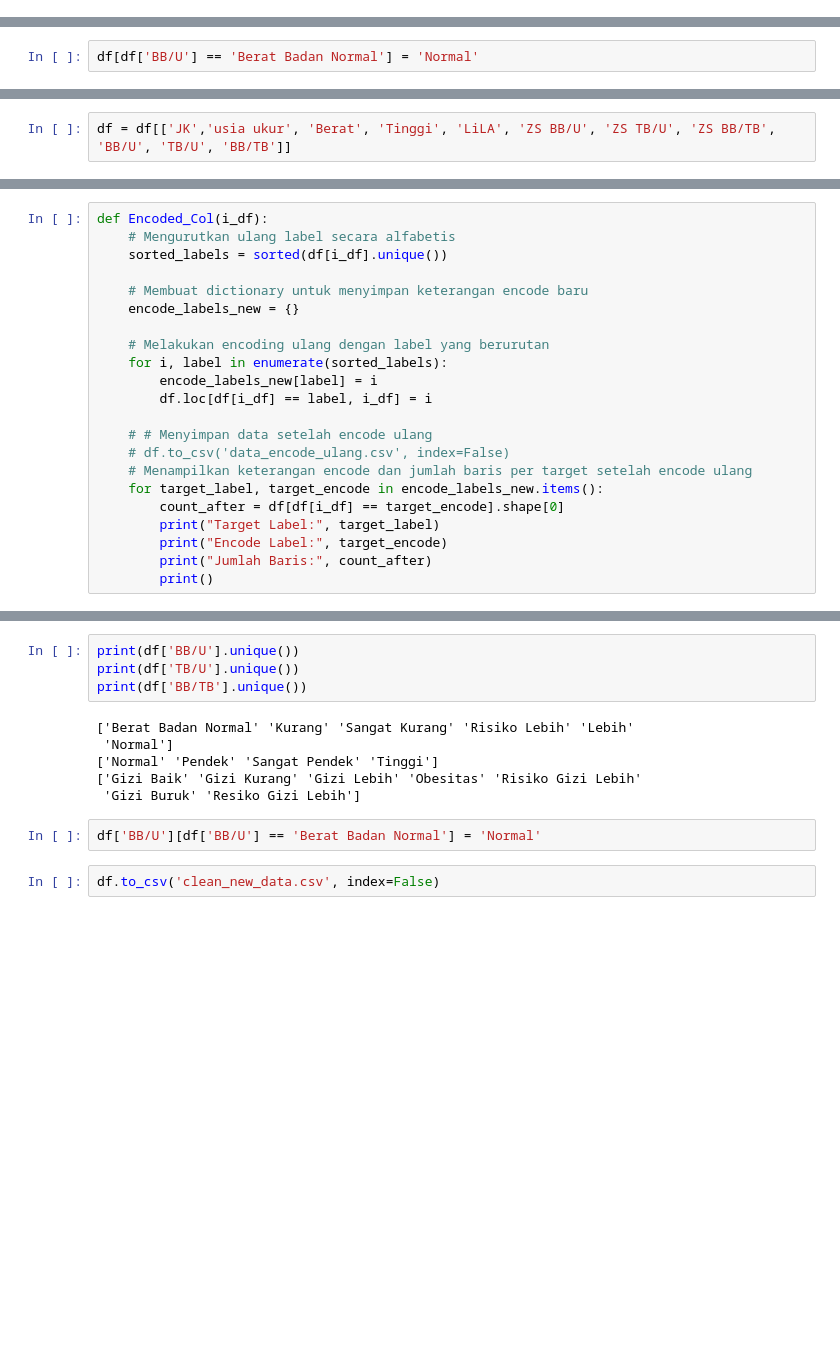
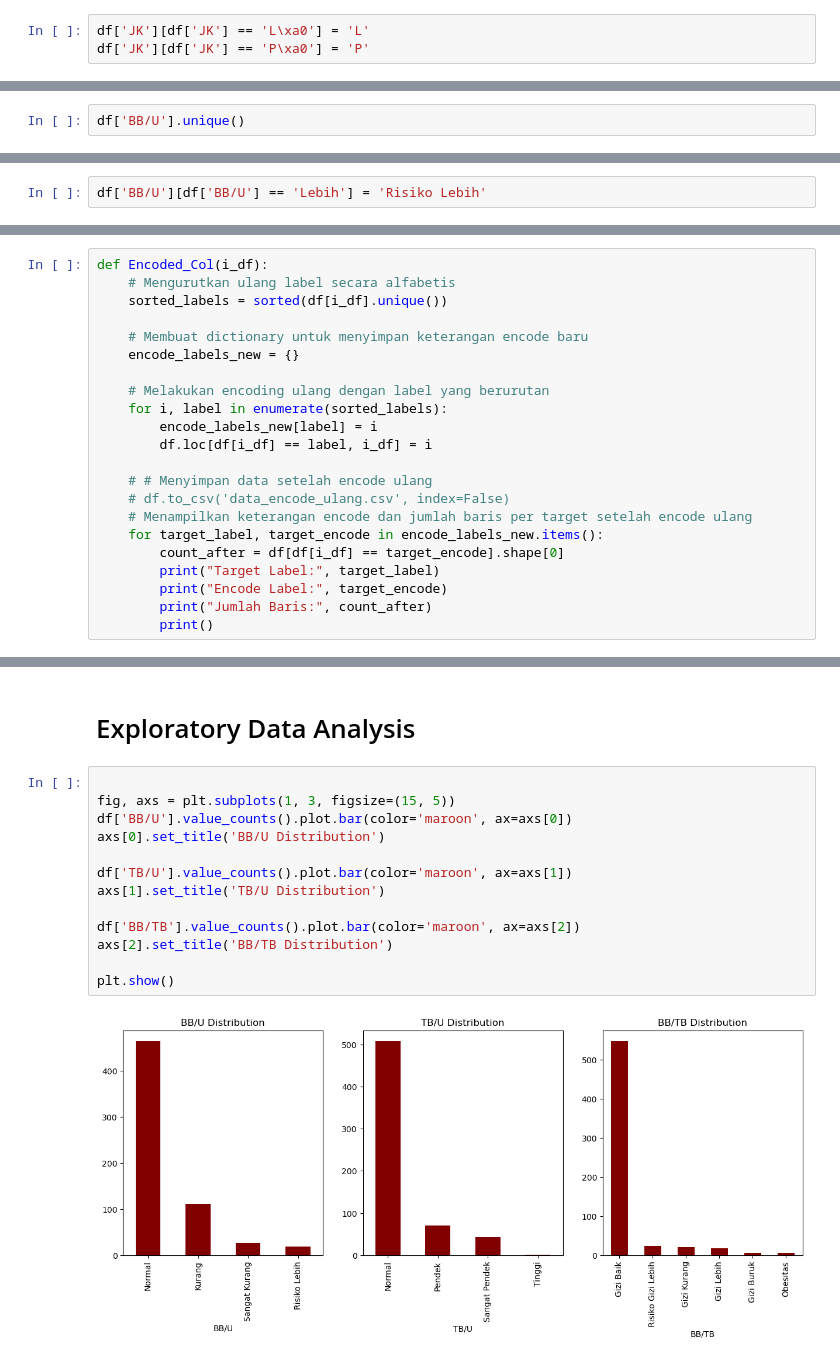
Before and after one commit to mfarizky/deteksi_stunting, a Jupyter notebook: Classification/new_data_class.ipynb, the cells around one changed output, grey strips where cells are left out. Cells and saved outputs as stored; diff of their text form; blank space fills up the shorter version.

```diff
--- a/Classification/new_data_class.ipynb
+++ b/Classification/new_data_class.ipynb
@@ -118,0 +146,3 @@ array(['Berat Badan Normal', 'Kurang', 'Sangat Kurang', 'Risiko Lebih',
+# %%
+df['JK'][df['JK'] == 'L\xa0'] = 'L'
+df['JK'][df['JK'] == 'P\xa0'] = 'P'
@@ -119,2 +158,2 @@ array(['Berat Badan Normal', 'Kurang', 'Sangat Kurang', 'Risiko Lebih',
 # %%
-df[df['BB/U'] == 'Berat Badan Normal'] = 'Normal'
+df['BB/U'].unique()
@@ -120,0 +167,2 @@ df[df['BB/U'] == 'Berat Badan Normal'] = 'Normal'
+# %%
+df['BB/U'][df['BB/U'] == 'Lebih'] = 'Risiko Lebih'
@@ -153,2 +203,0 @@ ValueError: invalid literal for int() with base 10: 'Normal'
-# %%
-df = df[['JK','usia ukur', 'Berat', 'Tinggi', 'LiLA', 'ZS BB/U', 'ZS TB/U', 'ZS BB/TB', 'BB/U', 'TB/U', 'BB/TB']]
@@ -223,14 +238,17 @@ Jumlah Baris: 294
-# %%
-print(df['BB/U'].unique())
-print(df['TB/U'].unique())
-print(df['BB/TB'].unique())
-# %% [output]
-['Berat Badan Normal' 'Kurang' 'Sangat Kurang' 'Risiko Lebih' 'Lebih'
- 'Normal']
-['Normal' 'Pendek' 'Sangat Pendek' 'Tinggi']
-['Gizi Baik' 'Gizi Kurang' 'Gizi Lebih' 'Obesitas' 'Risiko Gizi Lebih'
- 'Gizi Buruk' 'Resiko Gizi Lebih']
-# %%
-df['BB/U'][df['BB/U'] == 'Berat Badan Normal'] = 'Normal'
-# %%
-df.to_csv('clean_new_data.csv', index=False)
+# %% [markdown]
+# Exploratory Data Analysis
+# %%
+
+fig, axs = plt.subplots(1, 3, figsize=(15, 5))
+df['BB/U'].value_counts().plot.bar(color='maroon', ax=axs[0])
+axs[0].set_title('BB/U Distribution')
+
+df['TB/U'].value_counts().plot.bar(color='maroon', ax=axs[1])
+axs[1].set_title('TB/U Distribution')
+
+df['BB/TB'].value_counts().plot.bar(color='maroon', ax=axs[2])
+axs[2].set_title('BB/TB Distribution')
+
+plt.show()
+# %% [output]
+[figure, added]
```
Also changed, not shown: parts of 54 cells of this notebook, 3 other files.
